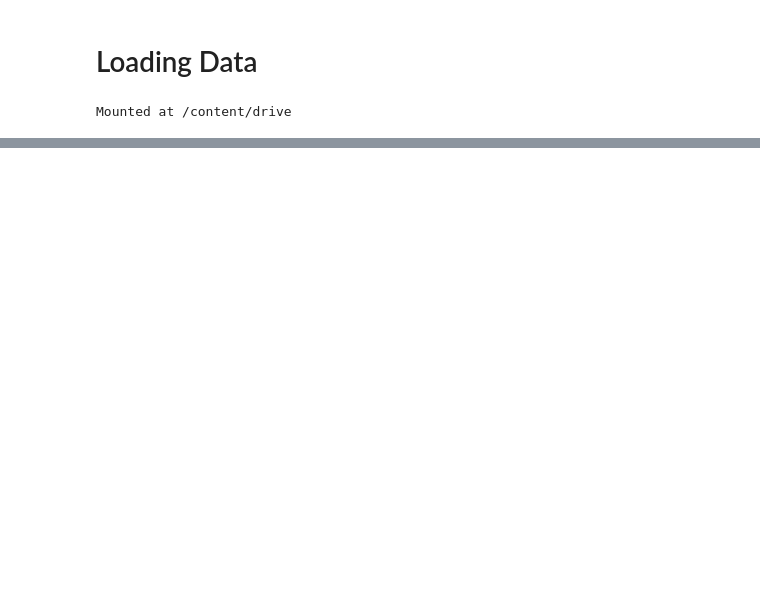
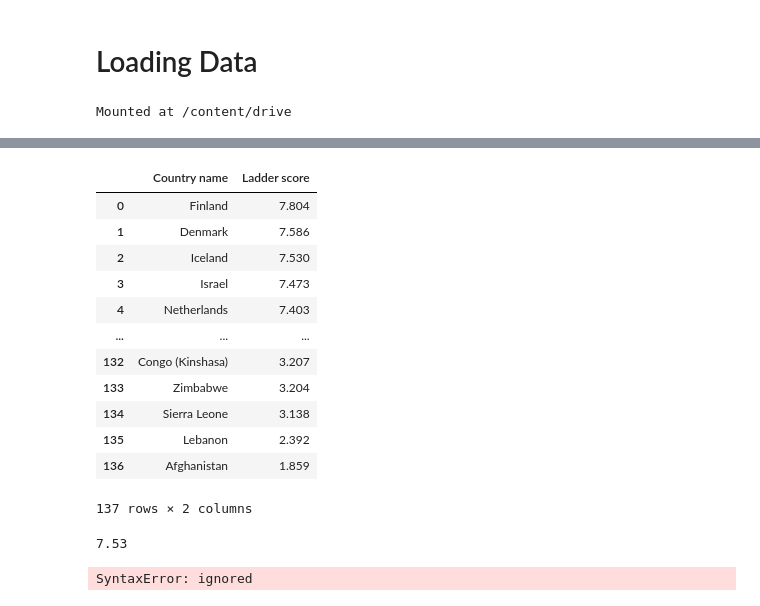
Before and after one commit to steenbergen/DeepLearn, a Jupyter notebook: DataWrangle.ipynb, the cells around one changed output, grey strips where cells are left out. Cells and saved outputs as stored; diff of their text form; code cells hidden in the pictures; blank space fills up the shorter version.

```diff
--- a/DataWrangle.ipynb
+++ b/DataWrangle.ipynb
@@ -27,0 +53,24 @@ whr23
+# %%
+whr23.iloc[:,0:2]
+# %% [output]
+|  | Country name | Ladder score |
+| 0 | Finland | 7.804 |
+| 1 | Denmark | 7.586 |
+| 2 | Iceland | 7.530 |
+| 3 | Israel | 7.473 |
+| 4 | Netherlands | 7.403 |
+| ... | ... | ... |
+| 132 | Congo (Kinshasa) | 3.207 |
+| 133 | Zimbabwe | 3.204 |
+| 134 | Sierra Leone | 3.138 |
+| 135 | Lebanon | 2.392 |
+| 136 | Afghanistan | 1.859 |
+137 rows × 2 columns
+# %%
+whr23.iloc[2,1]
+# %% [output]
+7.53
+# %%
+whr23.loc[Country_name = "France"]
+# %% [output]
+SyntaxError: ignored
```
Also changed, not shown: parts of 4 cells of this notebook.
